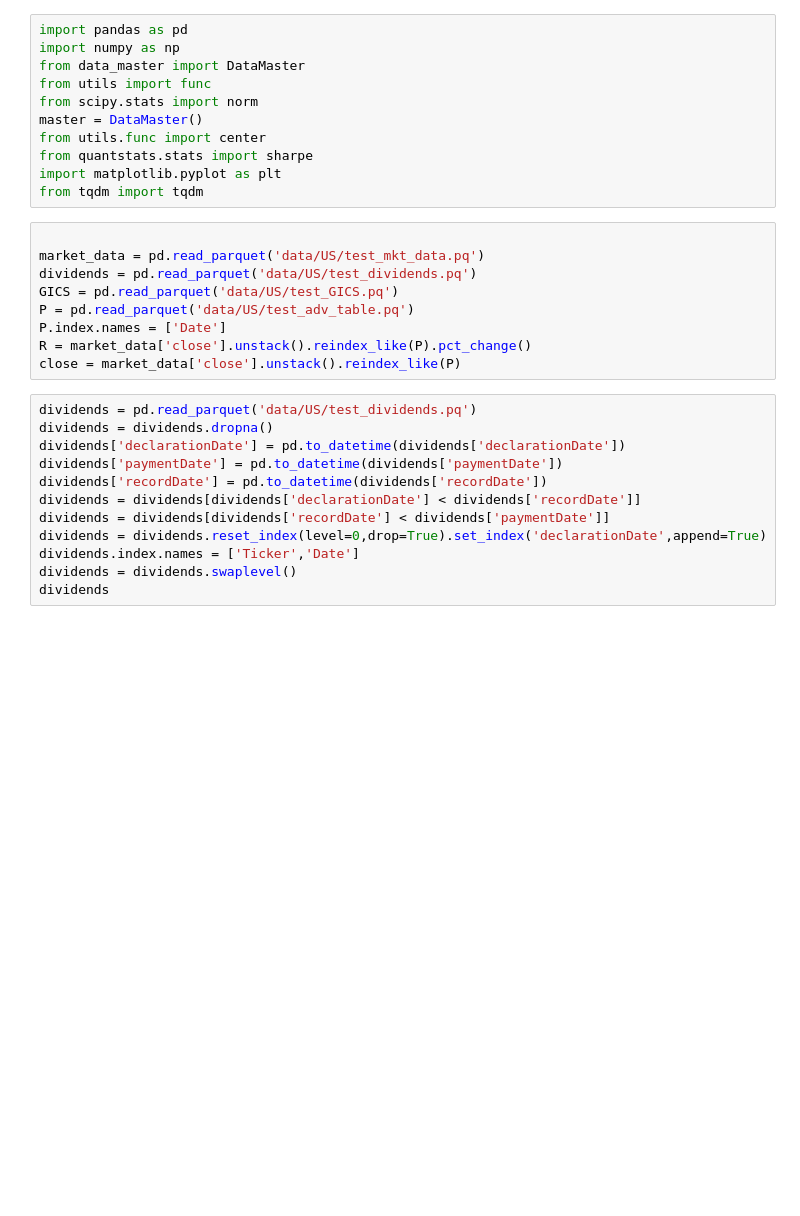
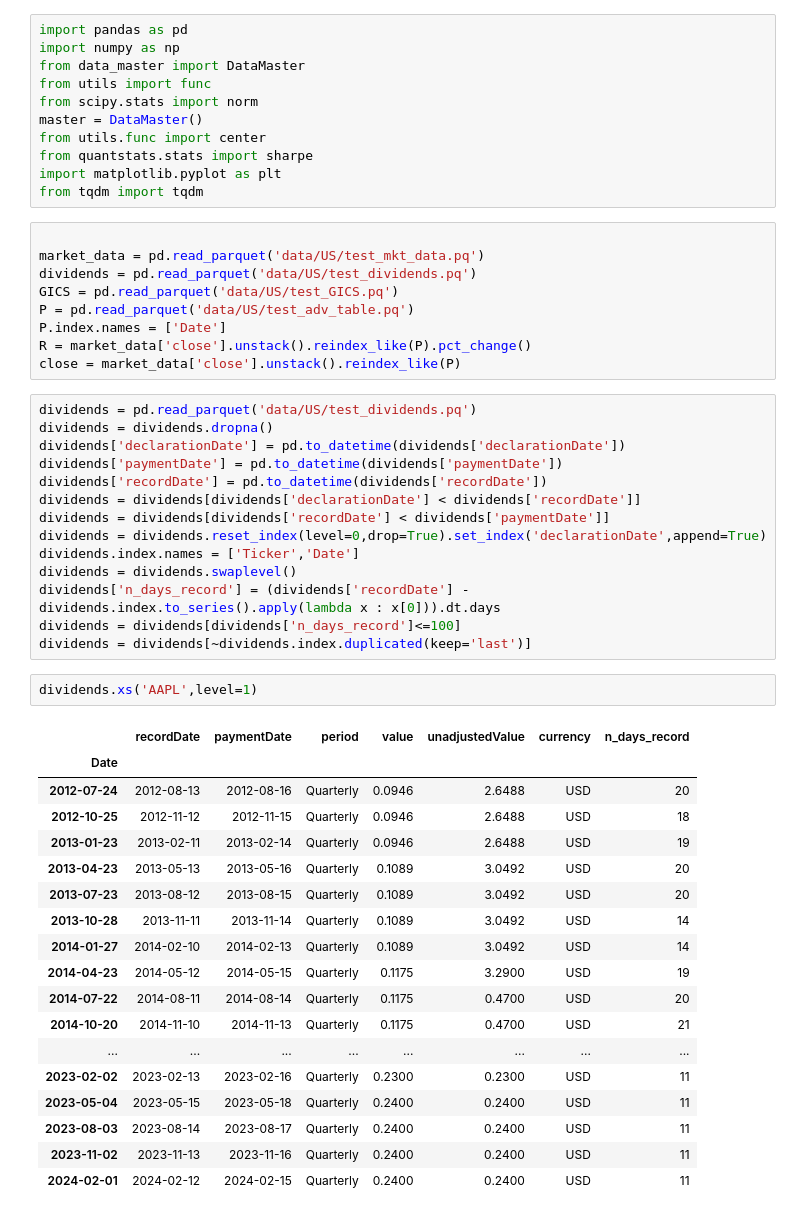
Before and after one commit to nabz78350/backtesting, a Jupyter notebook: strat_dividend_disconnect.ipynb, the cells around one changed output. Drawn from its saved outputs; the diff is of its cells as text; blank space fills up the shorter version.

```diff
--- a/strat_dividend_disconnect.ipynb
+++ b/strat_dividend_disconnect.ipynb
@@ -29,7 +29,30 @@ dividends = dividends[dividends['recordDate'] < dividends['paymentDate']]
 dividends = dividends.reset_index(level=0,drop=True).set_index('declarationDate',append=True)
 dividends.index.names = ['Ticker','Date']
 dividends = dividends.swaplevel()
-dividends
+dividends['n_days_record'] = (dividends['recordDate'] - dividends.index.to_series().apply(lambda x : x[0])).dt.days
+dividends = dividends[dividends['n_days_record']<=100]
+dividends = dividends[~dividends.index.duplicated(keep='last')]
+# %%
+dividends.xs('AAPL',level=1)
+# %% [output]
+|  | recordDate | paymentDate | period | value | unadjustedValue | currency | n_days_record |
+| Date |  |  |  |  |  |  |  |
+| 2012-07-24 | 2012-08-13 | 2012-08-16 | Quarterly | 0.0946 | 2.6488 | USD | 20 |
+| 2012-10-25 | 2012-11-12 | 2012-11-15 | Quarterly | 0.0946 | 2.6488 | USD | 18 |
+| 2013-01-23 | 2013-02-11 | 2013-02-14 | Quarterly | 0.0946 | 2.6488 | USD | 19 |
+| 2013-04-23 | 2013-05-13 | 2013-05-16 | Quarterly | 0.1089 | 3.0492 | USD | 20 |
+| 2013-07-23 | 2013-08-12 | 2013-08-15 | Quarterly | 0.1089 | 3.0492 | USD | 20 |
+| 2013-10-28 | 2013-11-11 | 2013-11-14 | Quarterly | 0.1089 | 3.0492 | USD | 14 |
+| 2014-01-27 | 2014-02-10 | 2014-02-13 | Quarterly | 0.1089 | 3.0492 | USD | 14 |
+| 2014-04-23 | 2014-05-12 | 2014-05-15 | Quarterly | 0.1175 | 3.2900 | USD | 19 |
+| 2014-07-22 | 2014-08-11 | 2014-08-14 | Quarterly | 0.1175 | 0.4700 | USD | 20 |
+| 2014-10-20 | 2014-11-10 | 2014-11-13 | Quarterly | 0.1175 | 0.4700 | USD | 21 |
+| ... | ... | ... | ... | ... | ... | ... | ... |
+| 2023-02-02 | 2023-02-13 | 2023-02-16 | Quarterly | 0.2300 | 0.2300 | USD | 11 |
+| 2023-05-04 | 2023-05-15 | 2023-05-18 | Quarterly | 0.2400 | 0.2400 | USD | 11 |
+| 2023-08-03 | 2023-08-14 | 2023-08-17 | Quarterly | 0.2400 | 0.2400 | USD | 11 |
+| 2023-11-02 | 2023-11-13 | 2023-11-16 | Quarterly | 0.2400 | 0.2400 | USD | 11 |
+| 2024-02-01 | 2024-02-12 | 2024-02-15 | Quarterly | 0.2400 | 0.2400 | USD | 11 |
 # %%
 def get_ticker_data(ticker,dividends:pd.DataFrame= dividends, R: pd.DataFrame = R, close: pd.DataFrame= close, lookback_window:int = 63):
 
```
Also changed, not shown: parts of 16 cells of this notebook, 7 other files.
